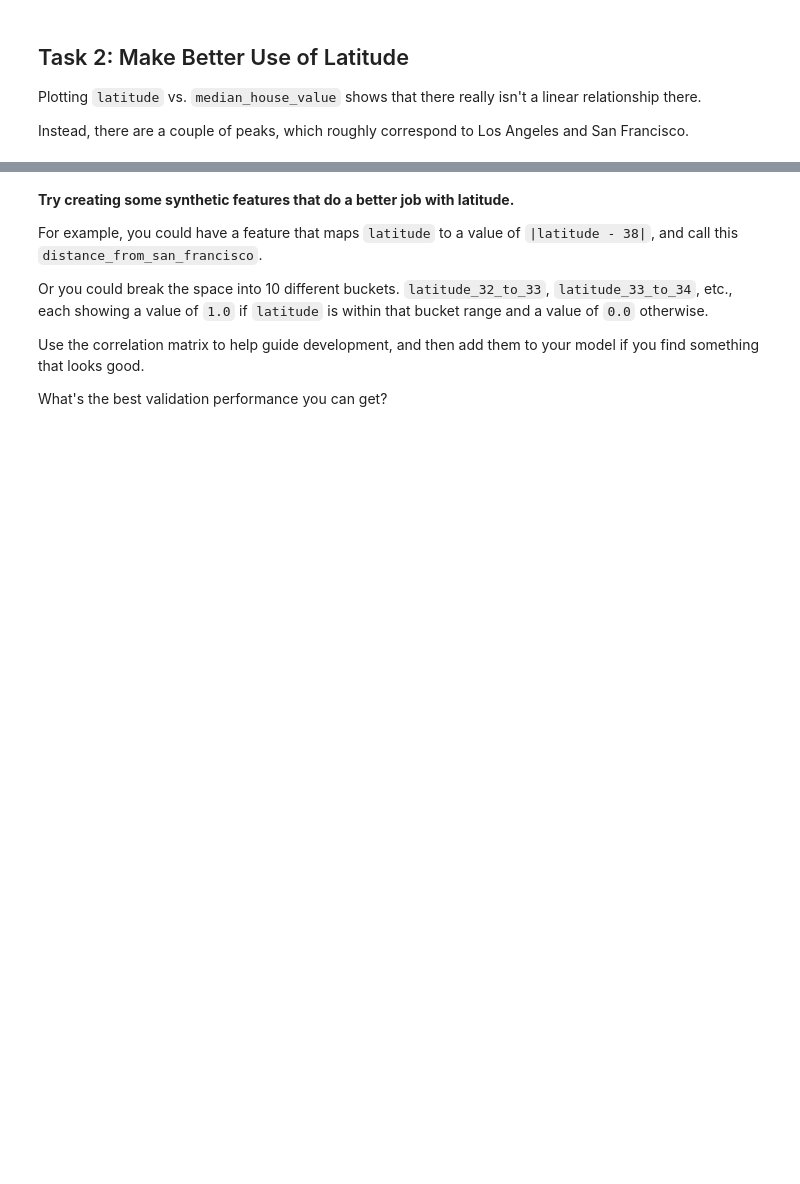
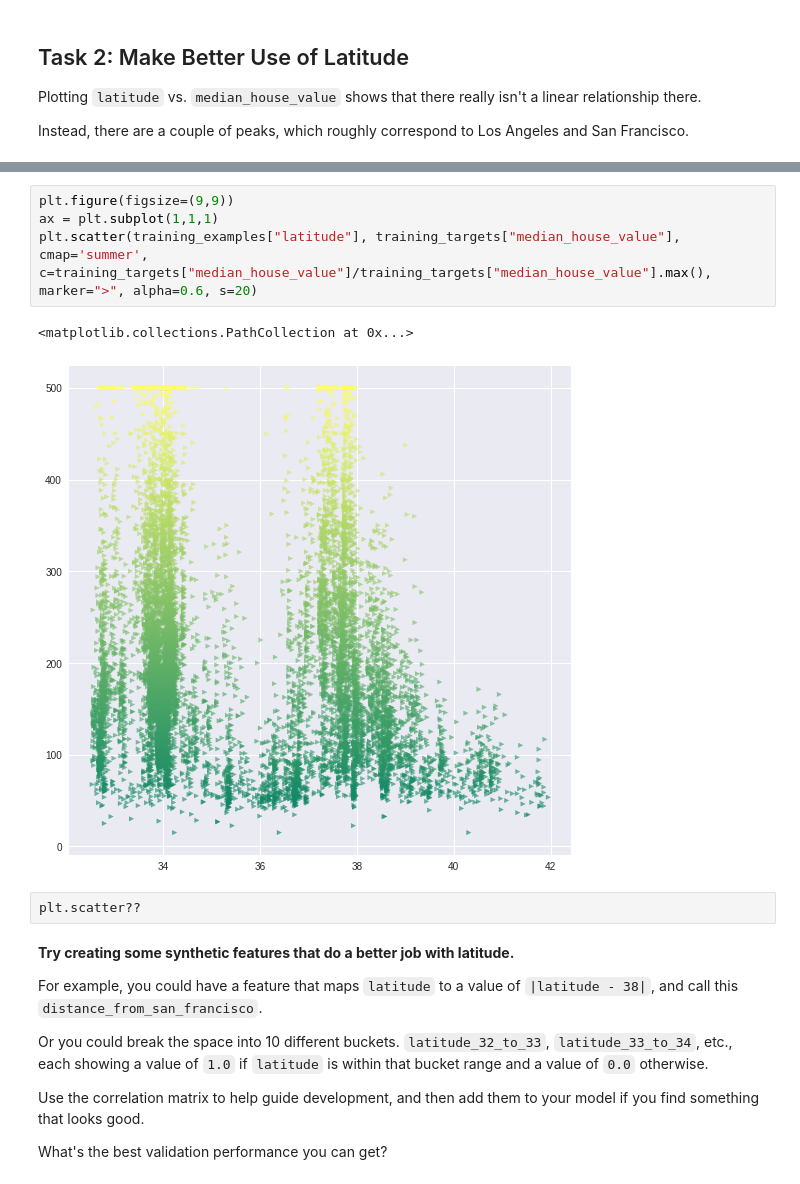
Before and after one commit to tenvol/tsf00, a Jupyter notebook: feature_sets.ipynb, the cells around one changed output, grey strips where cells are left out. Drawn from its saved outputs; the diff is of its cells as text; blank space fills up the shorter version.

```diff
--- a/feature_sets.ipynb
+++ b/feature_sets.ipynb
@@ -695,3 +698,12 @@ plt.scatter(training_examples["latitude"], training_targets["median_house_value"
+# %%
+plt.figure(figsize=(9,9))
+ax = plt.subplot(1,1,1)
+plt.scatter(training_examples["latitude"], training_targets["median_house_value"], cmap='summer', c=training_targets["median_house_value"]/training_targets["median_house_value"].max(), marker=">", alpha=0.6, s=20)
+# %% [output]
+<matplotlib.collections.PathCollection at 0x...>
+[figure, added]
+# %%
+plt.scatter??
 # %% [markdown]
 **Try creating some synthetic features that do a better job with latitude.**
 
```
Also changed, not shown: parts of 25 cells of this notebook.
